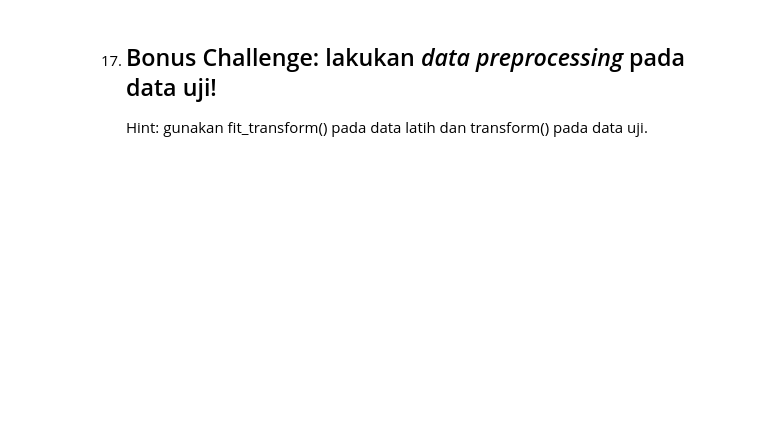
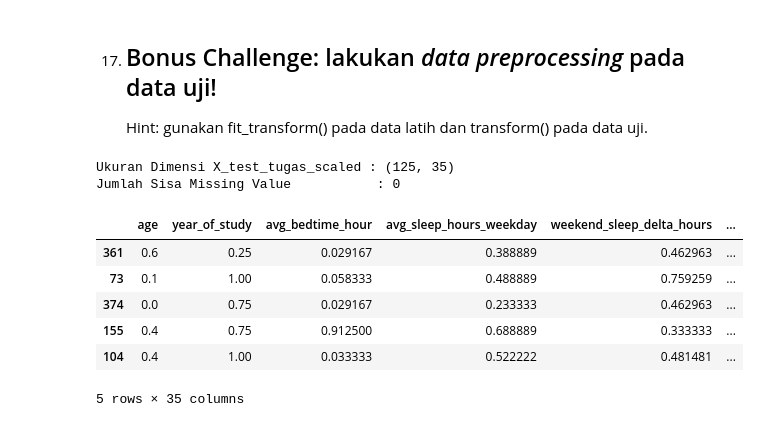
Before and after one commit to yumahazza/practice_machine_learning, a Jupyter notebook: sessio2_EDA_Preprocessing.ipynb, the cells around one changed output. Saved outputs shown, nothing was run; the diff lists cells and outputs as text; code cells hidden in the pictures; blank space fills up the shorter version.

```diff
--- a/sessio2_EDA_Preprocessing.ipynb
+++ b/sessio2_EDA_Preprocessing.ipynb
@@ -1014,0 +1051,46 @@ for col in fitur_ordinal:
+# %%
+if 'gender' in X_test_tugas.columns:
+    X_test_tugas['gender'] = X_test_tugas['gender'].map(gender_map)
+
+if 'student_id' in X_test_tugas.columns:
+    X_test_tugas.drop(columns=['student_id'], inplace=True)
+
+X_test_tugas[num_cols_na] = num_imputer.transform(X_test_tugas[num_cols_na])
+X_test_tugas[cat_cols_na] = cat_imputer.transform(X_test_tugas[cat_cols_na])
+
+if 'weekly_study_hours' in X_test_tugas.columns:
+    X_test_tugas['weekly_study_hours_sqrt'] = np.sqrt(X_test_tugas['weekly_study_hours'])
+    X_test_tugas.drop(columns=['weekly_study_hours'], inplace=True)
+
+test_cat_cols = X_test_tugas.select_dtypes(include=['object']).columns.tolist()
+encoded_test_array = encoder.transform(X_test_tugas[test_cat_cols])
+
+encoded_test_df = pd.DataFrame(
+    encoded_test_array,
+    columns=encoder.get_feature_names_out(test_cat_cols),
+    index=X_test_tugas.index
+)
+X_test_tugas = X_test_tugas.drop(columns=test_cat_cols)
+X_test_tugas = pd.concat([X_test_tugas, encoded_test_df], axis=1)
+
+X_test_scaled_array = scaler.transform(X_test_tugas)
+X_test_tugas_scaled = pd.DataFrame(
+    X_test_scaled_array,
+    columns=X_test_tugas.columns,
+    index=X_test_tugas.index
+)
+
+
+print("Ukuran Dimensi X_test_tugas_scaled :", X_test_tugas_scaled.shape)
+print("Jumlah Sisa Missing Value           :", X_test_tugas_scaled.isnull().sum().sum())
+display(X_test_tugas_scaled.head())
+# %% [output]
+Ukuran Dimensi X_test_tugas_scaled : (125, 35)
+Jumlah Sisa Missing Value           : 0
+|  | age | year_of_study | avg_bedtime_hour | avg_sleep_hours_weekday | weekend_sleep_delta_hours | ... |
+| 361 | 0.6 | 0.25 | 0.029167 | 0.388889 | 0.462963 | ... |
+| 73 | 0.1 | 1.00 | 0.058333 | 0.488889 | 0.759259 | ... |
+| 374 | 0.0 | 0.75 | 0.029167 | 0.233333 | 0.462963 | ... |
+| 155 | 0.4 | 0.75 | 0.912500 | 0.688889 | 0.333333 | ... |
+| 104 | 0.4 | 1.00 | 0.033333 | 0.522222 | 0.481481 | ... |
+5 rows × 35 columns
```
Also changed, not shown: parts of 7 cells of this notebook.
